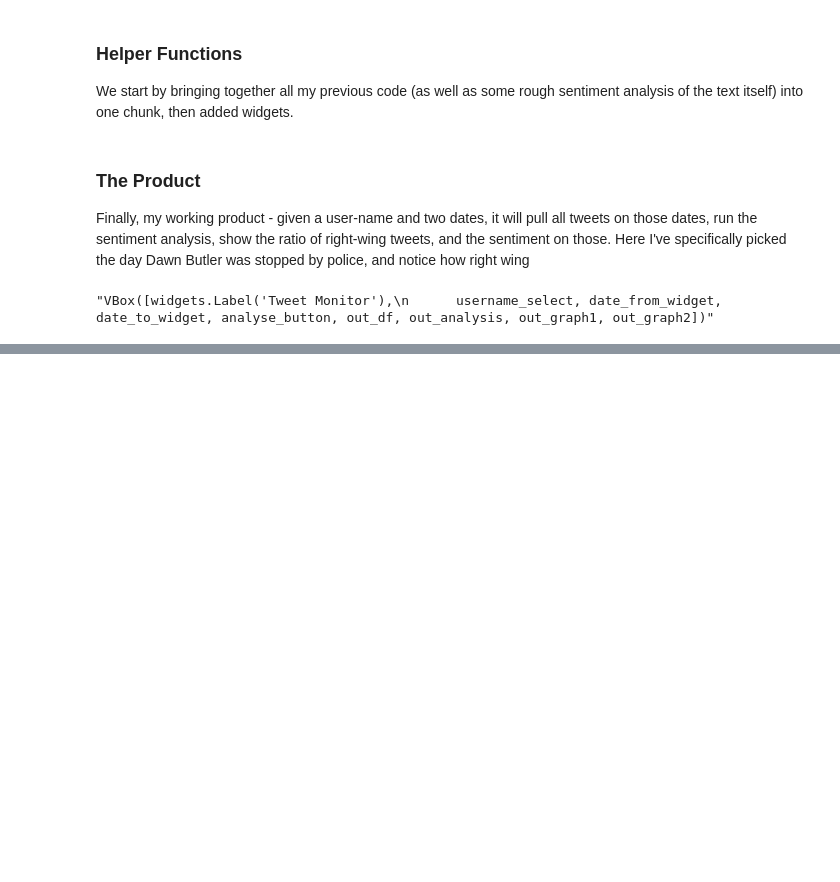
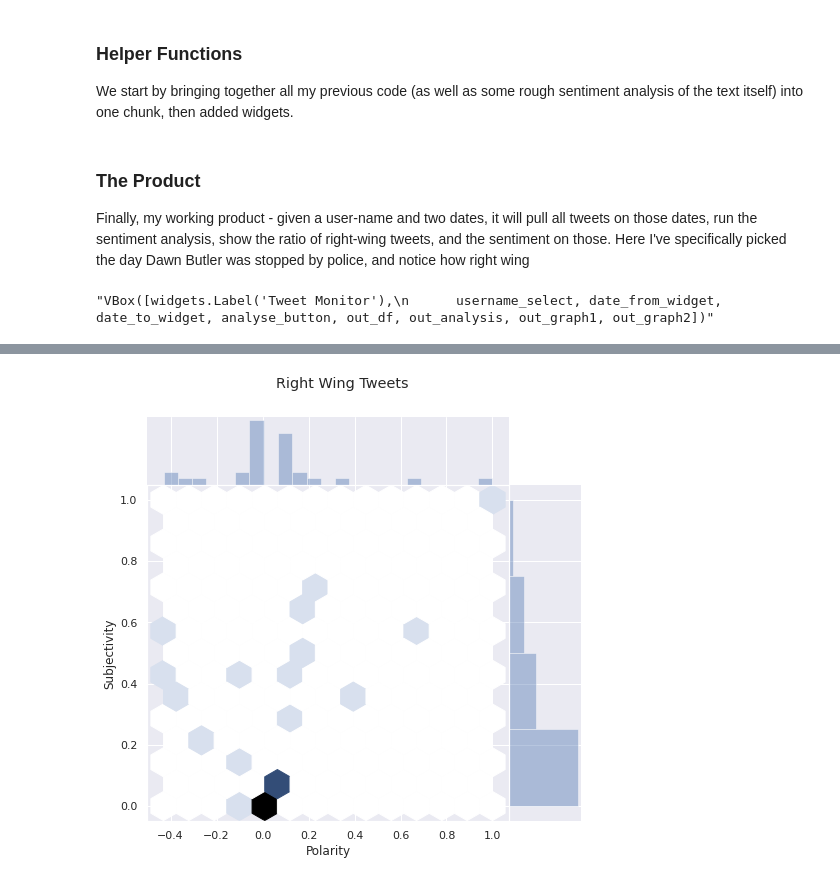
Before and after one commit to AndreasThinks/ML_sentiment_analysis, a Jupyter notebook: FastAI_Twitter_Sentiment_Analysis_Tutorial_Post.ipynb, the cells around one changed output, grey strips where cells are left out. Drawn from its saved outputs; the diff is of its cells as text; code cells hidden in the pictures; blank space fills up the shorter version.

```diff
--- a/FastAI_Twitter_Sentiment_Analysis_Tutorial_Post.ipynb
+++ b/FastAI_Twitter_Sentiment_Analysis_Tutorial_Post.ipynb
@@ -486,4 +486,4 @@ def run_process_2(user_name, date_from, date_to):
 
   return final, fig1.fig, fig2.fig
 # %%
-final, fig1, fig2 = run_process_2("@MetPoliceUK", "2020-08-09","2020-08-10")
+#final, fig1, fig2 = run_process_2("@MetPoliceUK", "2020-08-09","2020-08-10")
@@ -503,0 +490,4 @@ final, fig1, fig2 = run_process_2("@MetPoliceUK", "2020-08-09","2020-08-10")
+# %%
+fig1
+# %% [output]
+[figure, added]
```
Also changed, not shown: parts of 8 cells of this notebook.
